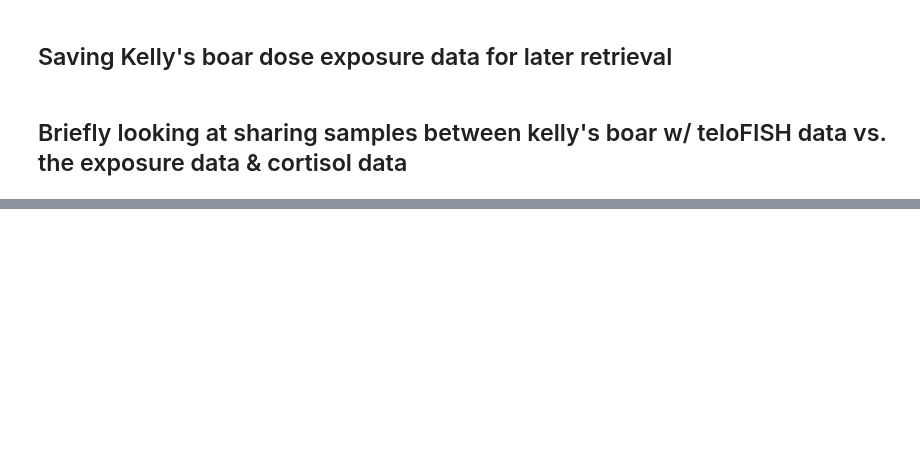
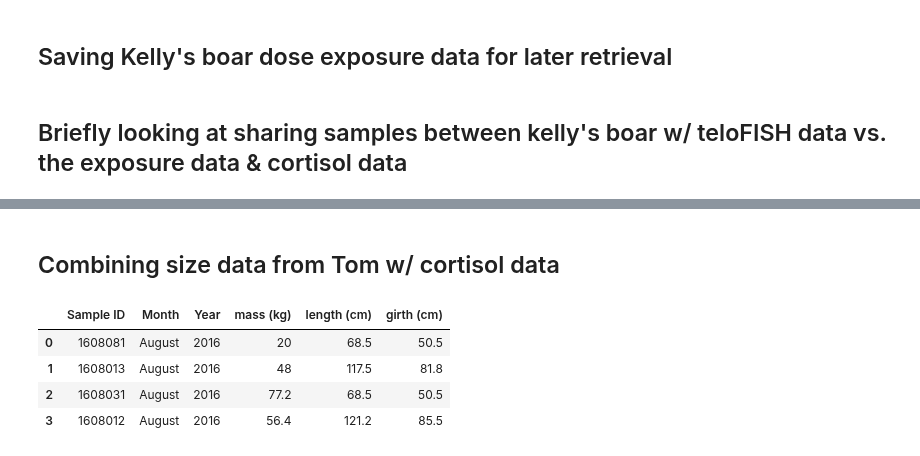
Before and after one commit to Jared-Luxton/Fukushima-Nuclear-Disaster-Humans, a Jupyter notebook: workflow & analyses notebooks/01_Fukushima_Project_Data_Extraction_and_Cleaning.ipynb, the cells around one changed output, grey strips where cells are left out. Saved outputs shown, nothing was run; the diff lists cells and outputs as text; code cells hidden in the pictures; blank space fills up the shorter version.

```diff
--- a/workflow & analyses notebooks/01_Fukushima_Project_Data_Extraction_and_Cleaning.ipynb
+++ b/workflow & analyses notebooks/01_Fukushima_Project_Data_Extraction_and_Cleaning.ipynb
@@ -258,0 +273,16 @@ print(mismatched)
+# %% [markdown]
+## Combining size data from Tom w/ cortisol data
+# %%
+tom_size_data = pd.read_excel("../excel data/cleaned/Jared's_ids_minimal_cleaning-th-da-10may20_READY.xlsx",
+                              skiprows=list(range(0,6)), usecols=list(range(0,10)))
+tom_size_data.drop(['Unnamed: 0', 'Entry', 'Sex', 'Age (wk)'], axis=1, inplace=True)
+tom_size_data = tom_size_data.dropna(axis=0, how='any').copy()
+tom_size_data.reset_index(drop=True, inplace=True)
+tom_size_data['Sample ID'] = tom_size_data['Sample ID'].apply(lambda row: f_tm.remove_dashes_space_sampleIDs(row))
+tom_size_data.head(4)
+# %% [output]
+|  | Sample ID | Month | Year | mass (kg) | length (cm) | girth (cm) |
+| 0 | 1608081 | August | 2016 | 20 | 68.5 | 50.5 |
+| 1 | 1608013 | August | 2016 | 48 | 117.5 | 81.8 |
+| 2 | 1608031 | August | 2016 | 77.2 | 68.5 | 50.5 |
+| 3 | 1608012 | August | 2016 | 56.4 | 121.2 | 85.5 |
```
Also changed, not shown: parts of 19 cells of this notebook.
